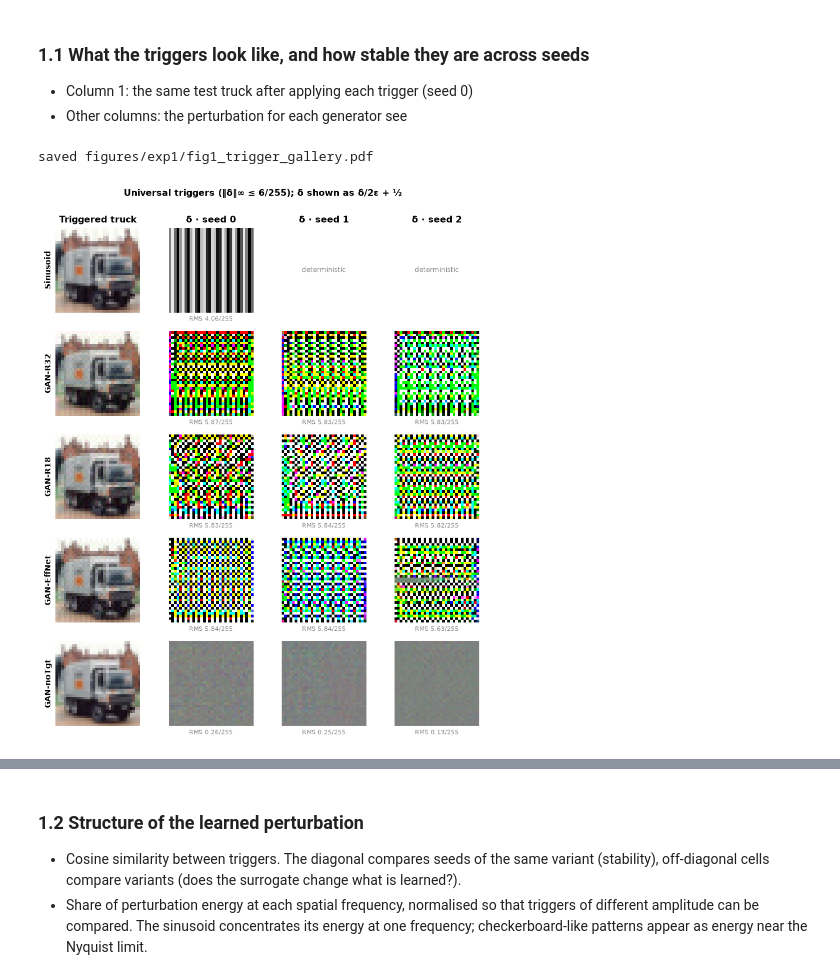
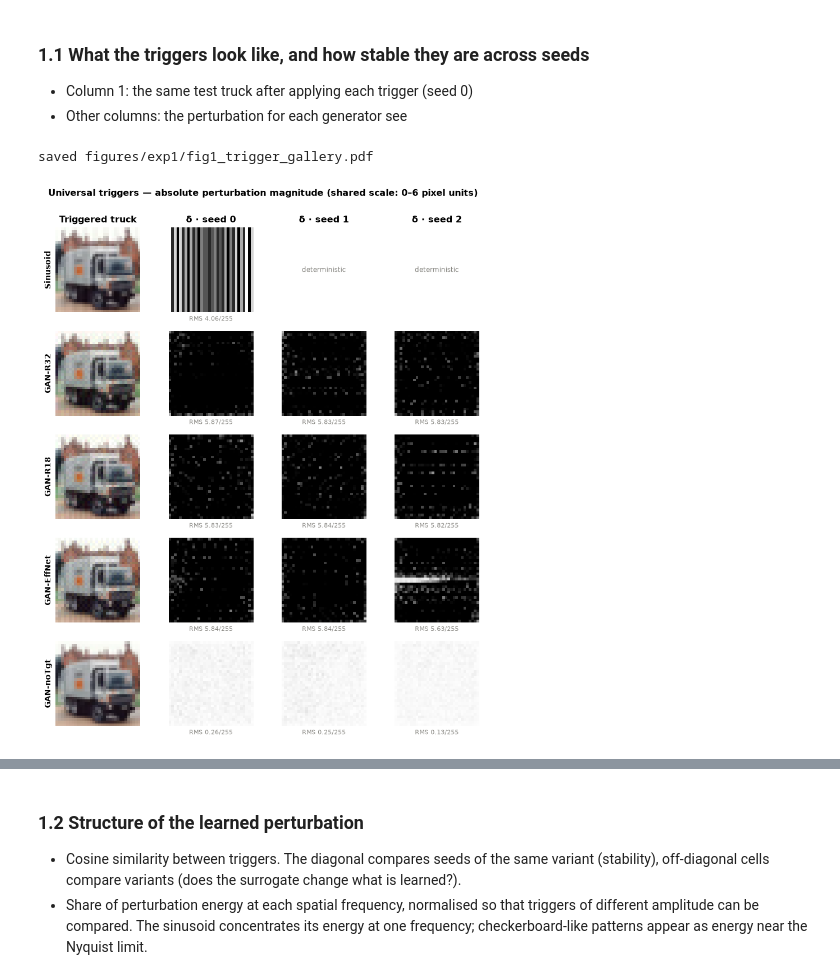
Before and after one commit to nadinehc/FLIP, a Jupyter notebook: universal_noise_gan.ipynb, the cells around one changed output, grey strips where cells are left out. Cells and saved outputs as stored; diff of their text form; code cells hidden in the pictures.

```diff
--- a/universal_noise_gan.ipynb
+++ b/universal_noise_gan.ipynb
@@ -230,6 +227,8 @@ def backup(path):
 
 def load_classifier(key):
     spec, path = SURROGATES[key], ROOT / SURROGATES[key]['path']
+    if not path.is_file():
+        raise FileNotFoundError(f'Missing clean classifier: {path}. Training disabled in analysis notebook.')
     if f'surrogate:{key}' in RETRAIN and path.exists():
         backup(path)
     if path.exists():
@@ -338,6 +337,8 @@ def delta_hwc255(G):
 
 def ensure_trigger(v, g):
     f = trigger_files(v, g)
+    if not f['delta'].is_file() and not f['ckpt'].is_file():
+        raise FileNotFoundError(f'Missing GAN trigger for {v} seed {g}; training disabled in analysis notebook.')
     if (v, g) in RETRAIN:
         for p in f.values():
             if p.exists():
@@ -463,29 +464,40 @@ saved results/exp1/tab2_trigger_metrics.csv / .tex
 # %%
 EXAMPLE = 0
 n_rows, n_cols = len(ACTIVE), 1 + len(SEEDS)
 fig, axes = plt.subplots(n_rows, n_cols, figsize=(1.75 * n_cols + 0.6, 1.8 * n_rows), squeeze=False)
+
 for r, v in enumerate(ACTIVE):
     axes[r, 0].imshow(TRIGGERED[(v, 0)][EXAMPLE].cpu().permute(1, 2, 0).numpy())
+
     for c, g in enumerate(SEEDS, start=1):
         ax = axes[r, c]
         if v == 'sin' and g != 0:
             ax.text(.5, .5, 'deterministic', ha='center', va='center', color=MUTED, fontsize=8, transform=ax.transAxes)
             continue
         if (v, g) not in TRIGGERED:
             continue
-        d = (SIN_DELTA if v == 'sin' else DELTAS[(v, g)]) / 255           # H×W×C, in [−ε, ε]
-        ax.imshow(np.clip(d / (2 * EPS) + .5, 0, 1))
+
+        d = SIN_DELTA if v == 'sin' else DELTAS[(v, g)]
+        magnitude = np.mean(np.abs(d), axis=2)
+        ax.imshow(magnitude, cmap='gray_r', vmin=0, vmax=EPS * 255, interpolation='nearest')
+
         rms = TRIG.loc[(TRIG.variant == v) & (TRIG.g == g), 'RMS'].iloc[0]
         ax.set_xlabel(f'RMS {rms:.2f}/255', fontsize=7.5, color=MUTED)
+
     axes[r, 0].set_ylabel(V(v, 'short'), fontsize=9, fontweight='bold')
+
 for ax in axes.flat:
     ax.set_xticks([]); ax.set_yticks([]); ax.grid(False)
     for s in ax.spines.values(): s.set_visible(False)
+
 axes[0, 0].set_title('Triggered truck')
 for c, g in enumerate(SEEDS, start=1):
     axes[0, c].set_title(f'δ · seed {g}')
-fig.suptitle(f'Universal triggers (‖δ‖∞ ≤ {EPS * 255:.0f}/255); δ shown as δ/2ε + ½', y=1.0, fontsize=10.5, fontweight='bold')
-plt.tight_layout(); savefig(fig, 'fig1_trigger_gallery'); plt.show()
+
+fig.suptitle('Universal triggers — absolute perturbation magnitude (shared scale: 0–6 pixel units)', y=1.0, fontsize=10.5, fontweight='bold')
+plt.tight_layout()
+savefig(fig, 'fig1_trigger_gallery')
+plt.show()
 # %% [output]
 saved figures/exp1/fig1_trigger_gallery.pdf
-[figure, old version]
+[figure, new version]
```
Also changed, not shown: parts of 15 cells of this notebook, 1 other file.
